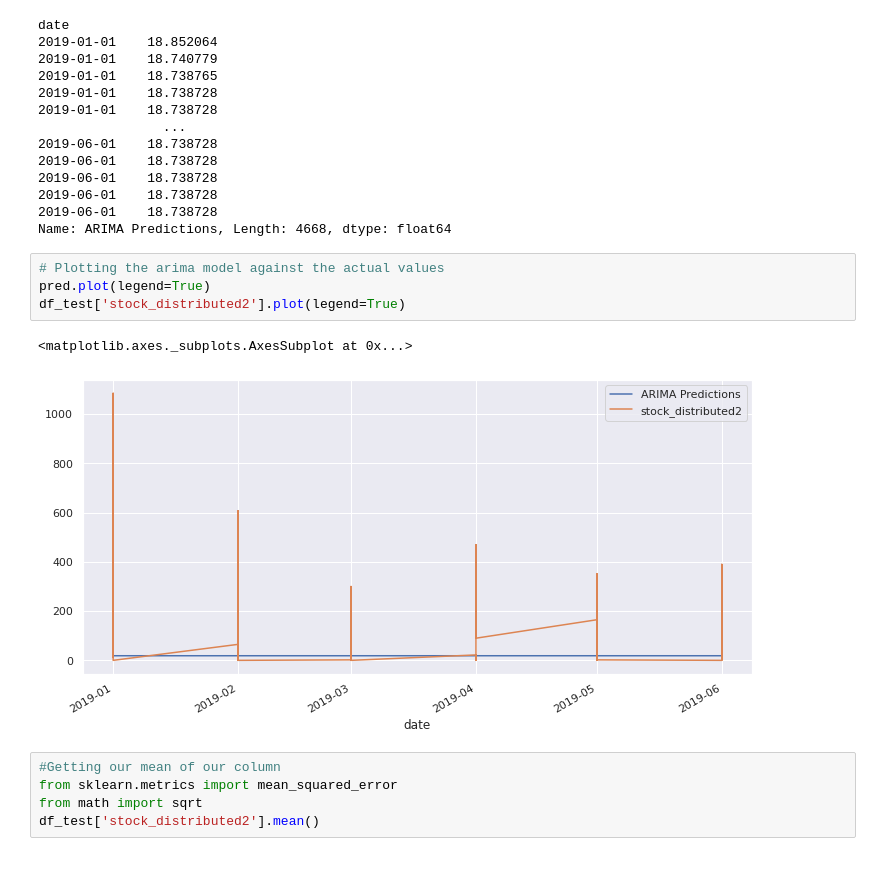
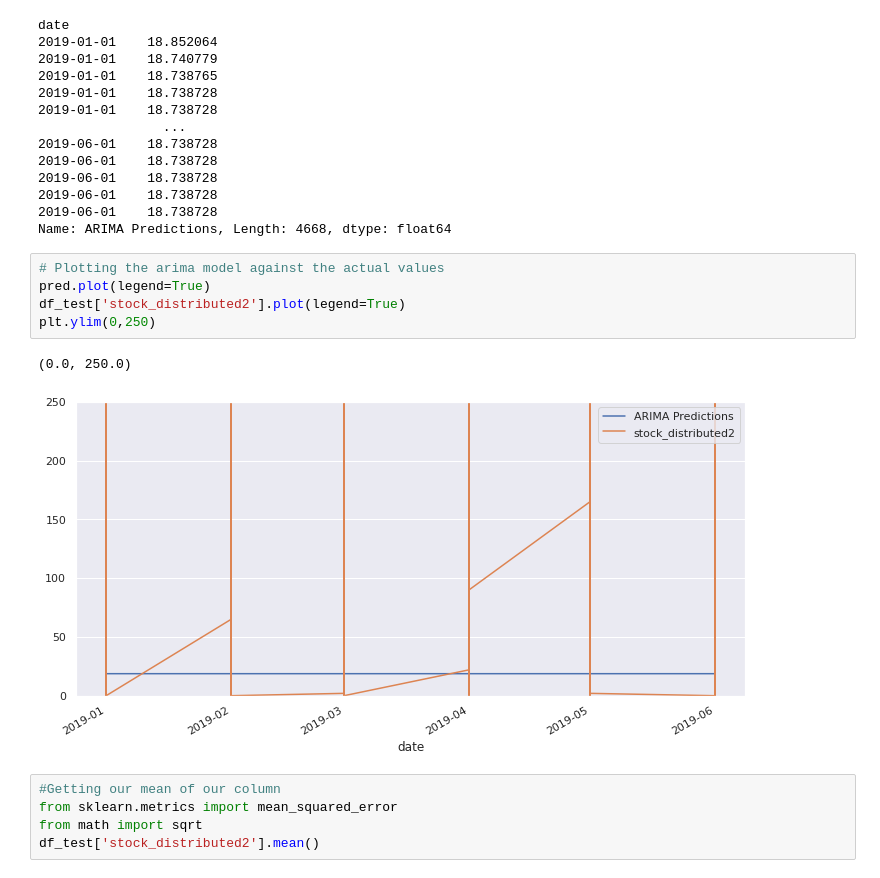
Before and after one commit to Viviankatheu/Future-Contraceptive-Use, a Jupyter notebook: Intelligent_Forecasting_Challenge_Model_Future_Contraceptive__Use_in_Cote_d'Ivoire.ipynb, the cells around one changed output. Cells and saved outputs as stored; diff of their text form.

```diff
--- a/Intelligent_Forecasting_Challenge_Model_Future_Contraceptive__Use_in_Cote_d'Ivoire.ipynb
+++ b/Intelligent_Forecasting_Challenge_Model_Future_Contraceptive__Use_in_Cote_d'Ivoire.ipynb
@@ -1384,10 +1399,11 @@ Name: ARIMA Predictions, Length: 4668, dtype: float64
 # %%
 # Plotting the arima model against the actual values
 pred.plot(legend=True)
 df_test['stock_distributed2'].plot(legend=True)
+plt.ylim(0,250)
 # %% [output]
-<matplotlib.axes._subplots.AxesSubplot at 0x...>
+(0.0, 250.0)
-[figure, old version]
+[figure, new version]
 # %%
 #Getting our mean of our column
 from sklearn.metrics import mean_squared_error
```
Also changed, not shown: parts of 18 cells of this notebook.
